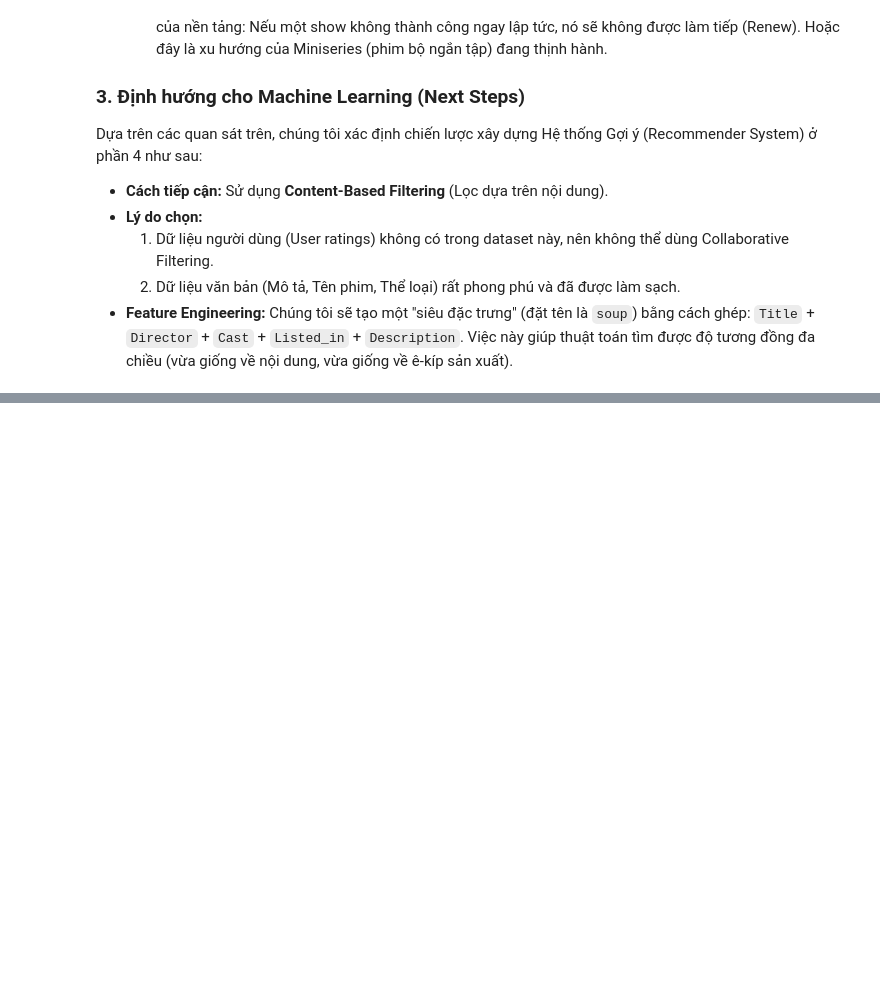
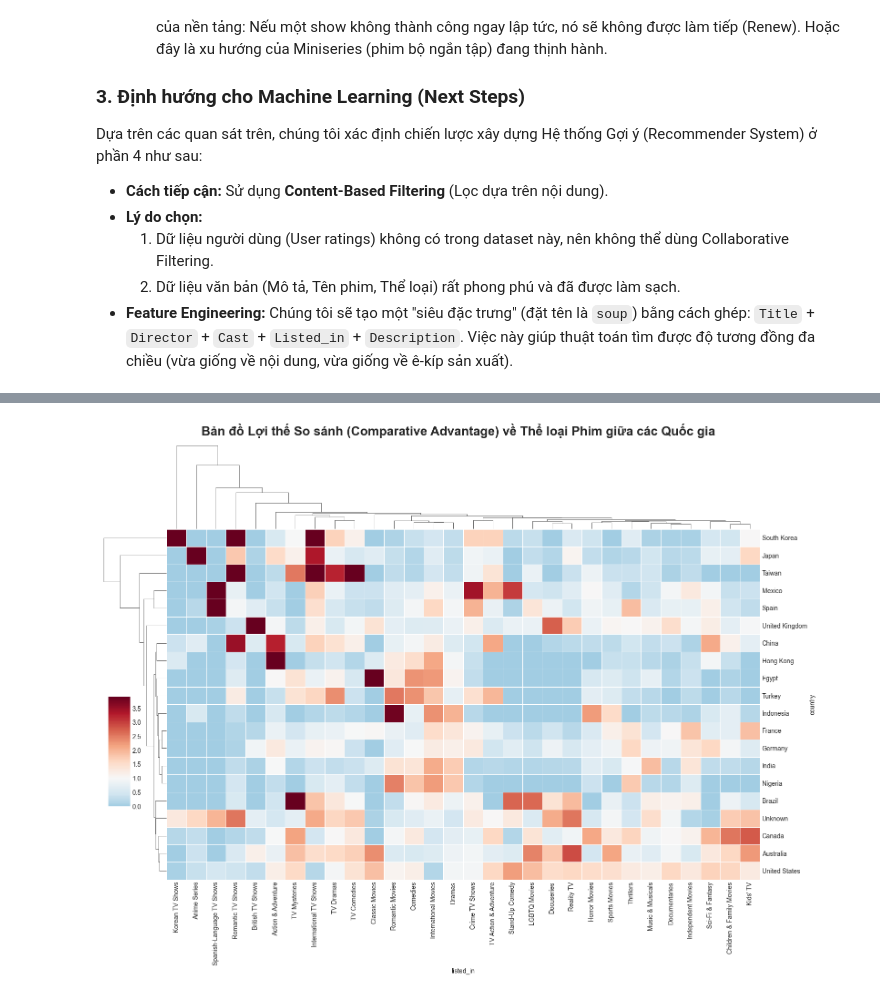
Before and after one commit to trungkienjjj/ds-netflix-analysis, a Jupyter notebook: final.ipynb, the cells around one changed output, grey strips where cells are left out. Saved outputs shown, nothing was run; the diff lists cells and outputs as text; code cells hidden in the pictures; blank space fills up the shorter version.

```diff
--- a/final.ipynb
+++ b/final.ipynb
@@ -1190,0 +1285,10 @@ Hoàn thành phân tích phân phối cho tất cả các cột số!
+# %%
+df_clean = df.dropna(subset=['country', 'listed_in']).copy()
+df_clean['country'] = df_clean['country'].str.split(', ')
+df_clean['listed_in'] = df_clean['listed_in'].str.split(', ')
+df_exploded = df_clean.explode('country')
+df_double_exploded = df_exploded.explode('listed_in')
+df_double_exploded['country'] = df_double_exploded['country'].str.strip()
+df_double_exploded['listed_in'] = df_double_exploded['listed_in'].str.strip()
+print(f"Số dòng dữ liệu sau khi Double Explode: {len(df_double_exploded)}")
+df_double_exploded[['title', 'country', 'listed_in']].head(5)
@@ -1190,0 +1311,32 @@ Hoàn thành phân tích phân phối cho tất cả các cột số!
+# %%
+# Lấy Top 20 quốc gia sản xuất nhiều nội dung nhất để phân tích cho gọn
+top_countries = df_double_exploded['country'].value_counts().head(20).index
+df_top20 = df_double_exploded[df_double_exploded['country'].isin(top_countries)]
+country_genre_pct = pd.crosstab(df_top20['country'], df_top20['listed_in'], normalize='index')
+global_genre_counts = df_double_exploded['listed_in'].value_counts(normalize=True)
+
+# Tính Lợi thế so sánh (Comparative Advantage) = % Quốc gia / % Toàn cầu
+# Align columns để đảm bảo khớp thể loại
+advantage_matrix = country_genre_pct.div(global_genre_counts, axis=1)
+advantage_matrix = advantage_matrix.fillna(0) # Xử lý các thể loại không có ở quốc gia đó
+
+
+# --- Biểu đồ 1: Clustered Heatmap (Thế mạnh đặc thù) ---
+# Chỉ lấy các thể loại phổ biến (xuất hiện trong top 30 thể loại) để biểu đồ không quá rối
+top_genres = df_double_exploded['listed_in'].value_counts().head(30).index
+valid_top_genres = [g for g in top_genres if g in advantage_matrix.columns]
+matrix_viz = advantage_matrix[valid_top_genres]
+g = sns.clustermap(matrix_viz,
+                   cmap='RdBu_r',
+                   center=1,
+                   robust=True,
+                   figsize=(16, 12),
+                   linewidths=.5,
+                   dendrogram_ratio=(.1, .2),
+                   cbar_pos=(.02, .32, .03, .2))
+
+g.fig.suptitle('Bản đồ Lợi thế So sánh (Comparative Advantage) về Thể loại Phim giữa các Quốc gia',
+               fontsize=20, fontweight='bold', y=1.02)
+plt.show()
+# %% [output]
+[figure, added]
```
Also changed, not shown: parts of 36 cells of this notebook.
